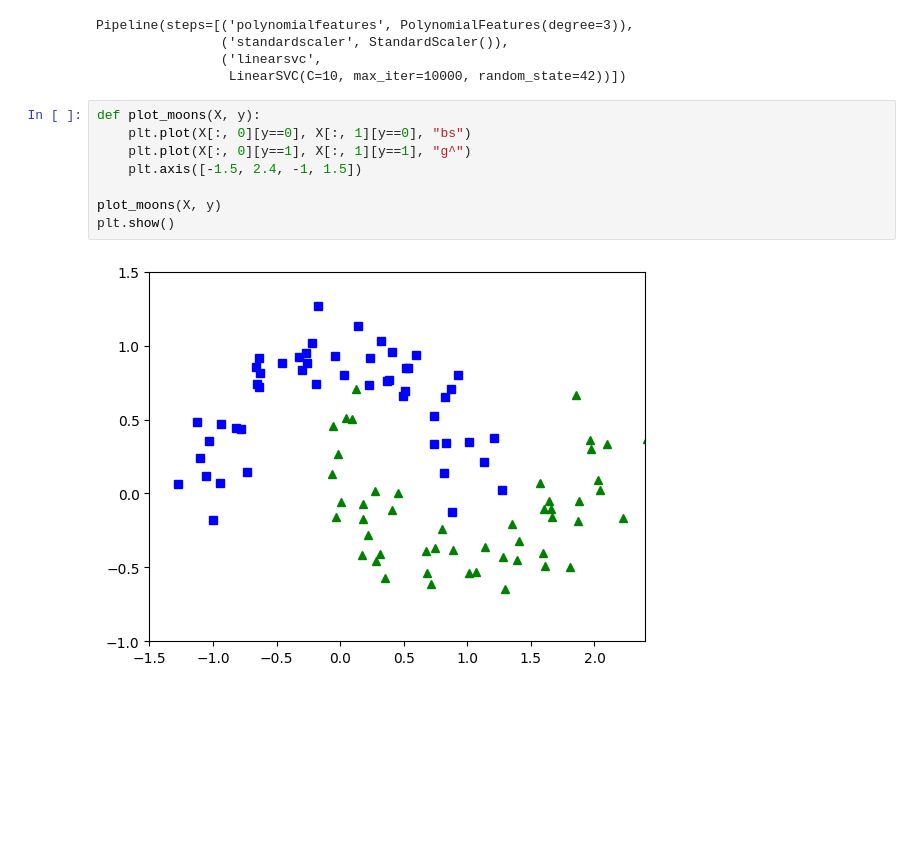
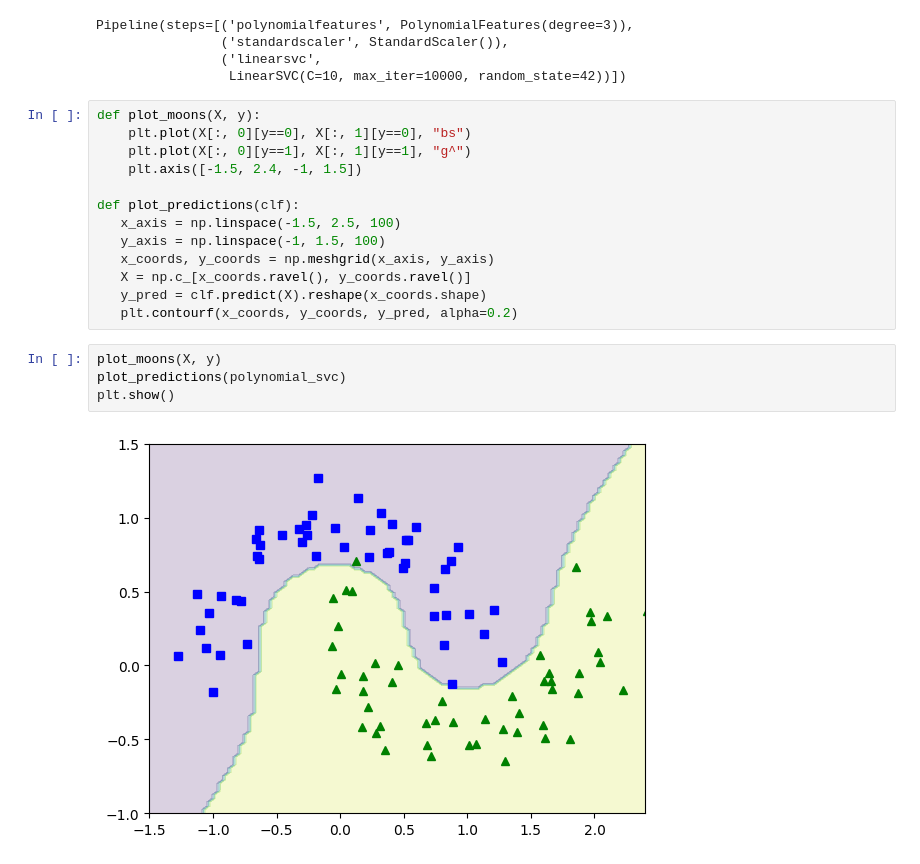
Before and after one commit to Zane-dev16/Support-Vector-Machines, a Jupyter notebook: notebooks/SVMs.ipynb, the cells around one changed output. Saved outputs shown, nothing was run; the diff lists cells and outputs as text; blank space fills up the shorter version.

Commit message:
Plot polynomial kernel SVM

```diff
--- a/notebooks/SVMs.ipynb
+++ b/notebooks/SVMs.ipynb
@@ -195,7 +197,16 @@ def plot_moons(X, y):
     plt.plot(X[:, 0][y==1], X[:, 1][y==1], "g^")
     plt.axis([-1.5, 2.4, -1, 1.5])
 
-plot_moons(X, y)
-plt.show()
+def plot_predictions(clf):
+   x_axis = np.linspace(-1.5, 2.5, 100)
+   y_axis = np.linspace(-1, 1.5, 100)
+   x_coords, y_coords = np.meshgrid(x_axis, y_axis)
+   X = np.c_[x_coords.ravel(), y_coords.ravel()]
+   y_pred = clf.predict(X).reshape(x_coords.shape)
+   plt.contourf(x_coords, y_coords, y_pred, alpha=0.2)
-# %% [output]
-[figure, removed]
+# %%
+plot_moons(X, y)
+plot_predictions(polynomial_svc)
+plt.show()
+# %% [output]
+[figure, added]
```
Also changed, not shown: parts of 1 cell of this notebook.
